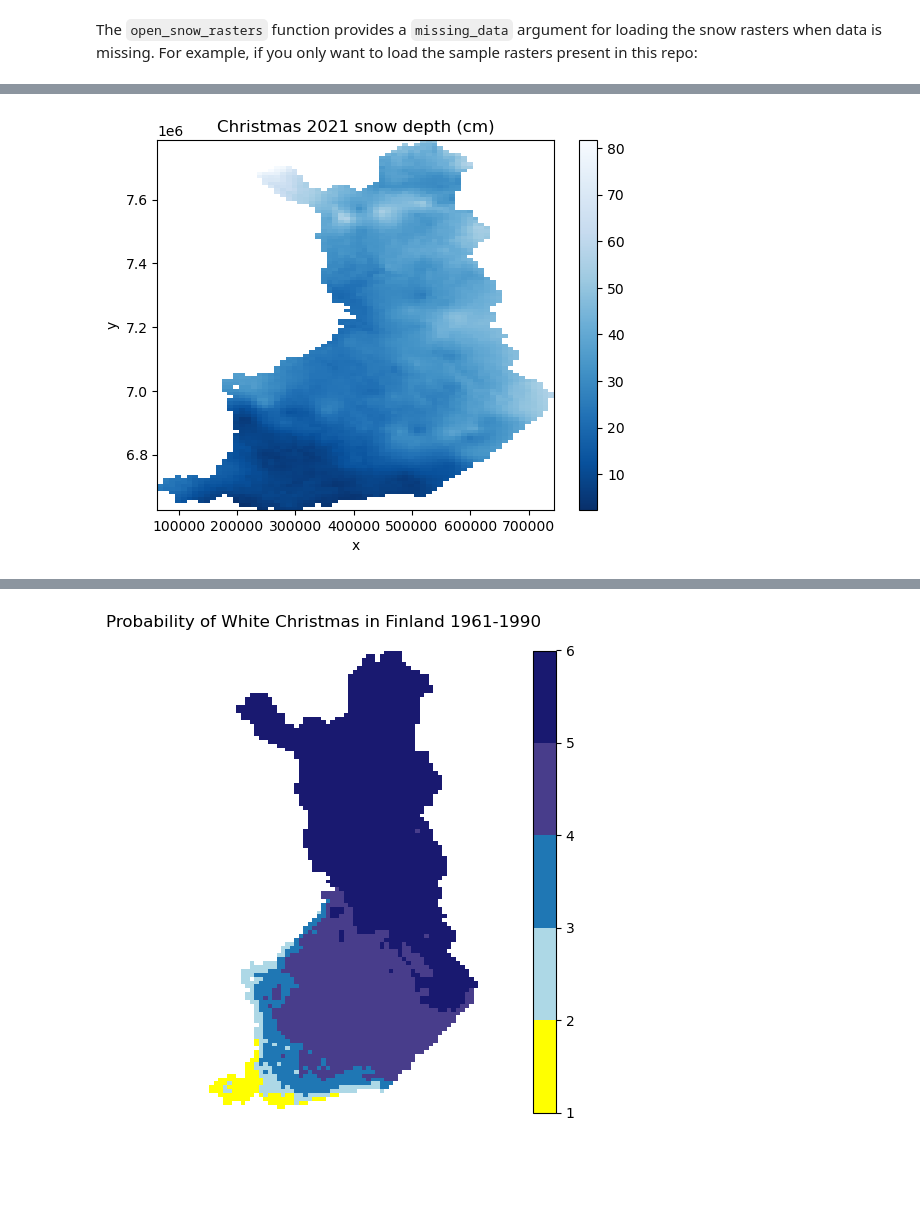
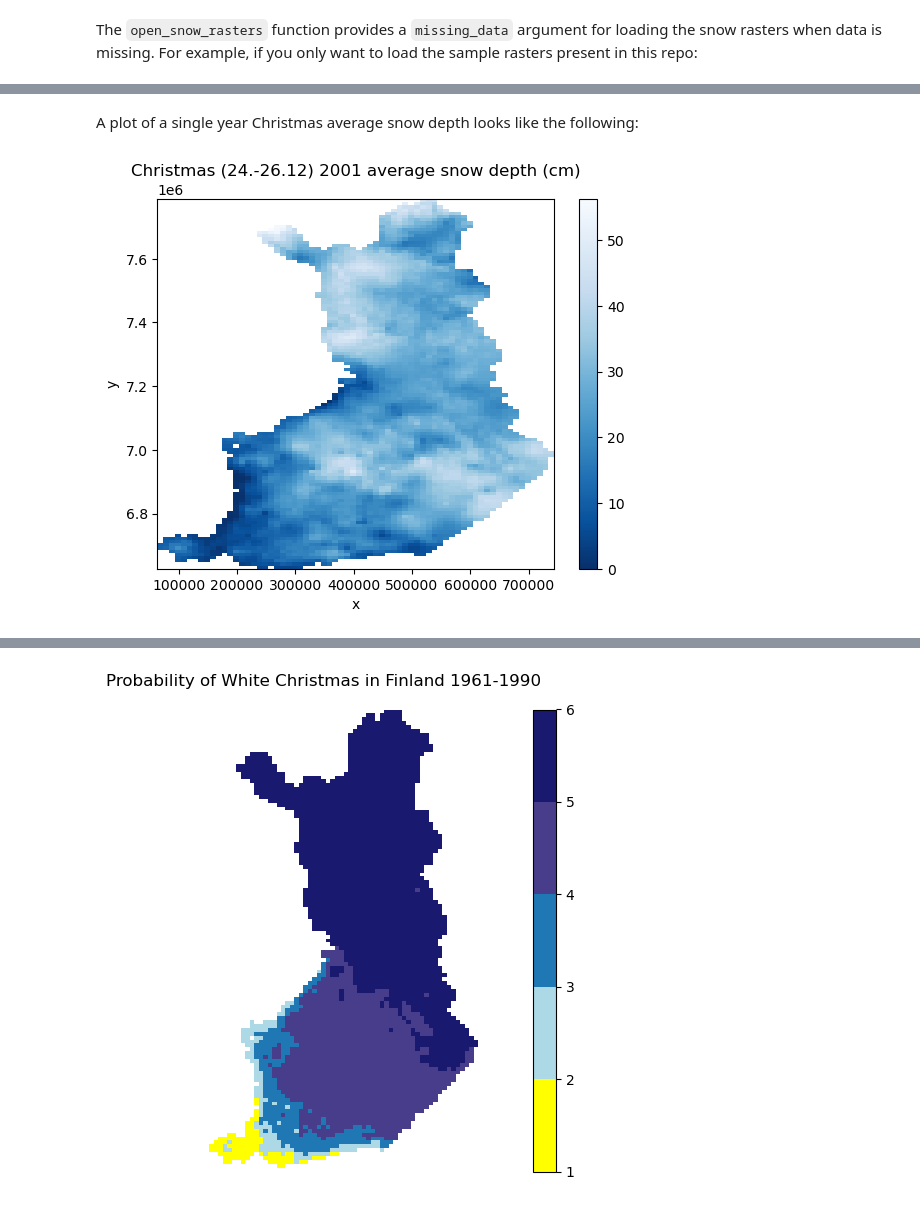
Before and after one commit to marcelomouta/white-christmas-project, a Jupyter notebook: final-assignment.ipynb, the cells around one changed output, grey strips where cells are left out. Cells and saved outputs as stored; diff of their text form; code cells hidden in the pictures; blank space fills up the shorter version.

Commit message:
exemplify usage of several snow.py functions

```diff
--- a/final-assignment.ipynb
+++ b/final-assignment.ipynb
@@ -103,12 +116,17 @@ snow_rasters = snow.open_snow_rasters(DATASET_DIRECTORY)
+# %%
+# dict of Christmas avg snow for each year in snow_rasters data
+xmas_avg_snow = snow.xmas_avg_snow_rasters(snow_rasters)
+# %% [markdown]
+A plot of a single year Christmas average snow depth looks like the following:
 # %%
 import matplotlib.pyplot as plt
 
-xmas_snow = snow.xmas_snow_rasters(snow_rasters)
+# Choose year for analysis
+year = 2001 # Change to your desired year within [1961-2022]
 
-chosen_year = 2021
-# Plot xmas snow for chosen year
-xmas_snow[chosen_year].plot(cmap="Blues_r")
-plt.title(f"Christmas {chosen_year} snow depth (cm)")
+# Plot xmas average average snow depth (24.-26.12) for chosen year
+xmas_avg_snow[year].plot(cmap="Blues_r")
+plt.title(f"Christmas (24.-26.12) {year} average snow depth (cm)")
 plt.show()
 # %% [output]
-[figure, old version]
+[figure, new version]
```
Also changed, not shown: parts of 24 cells of this notebook, 1 other file.
